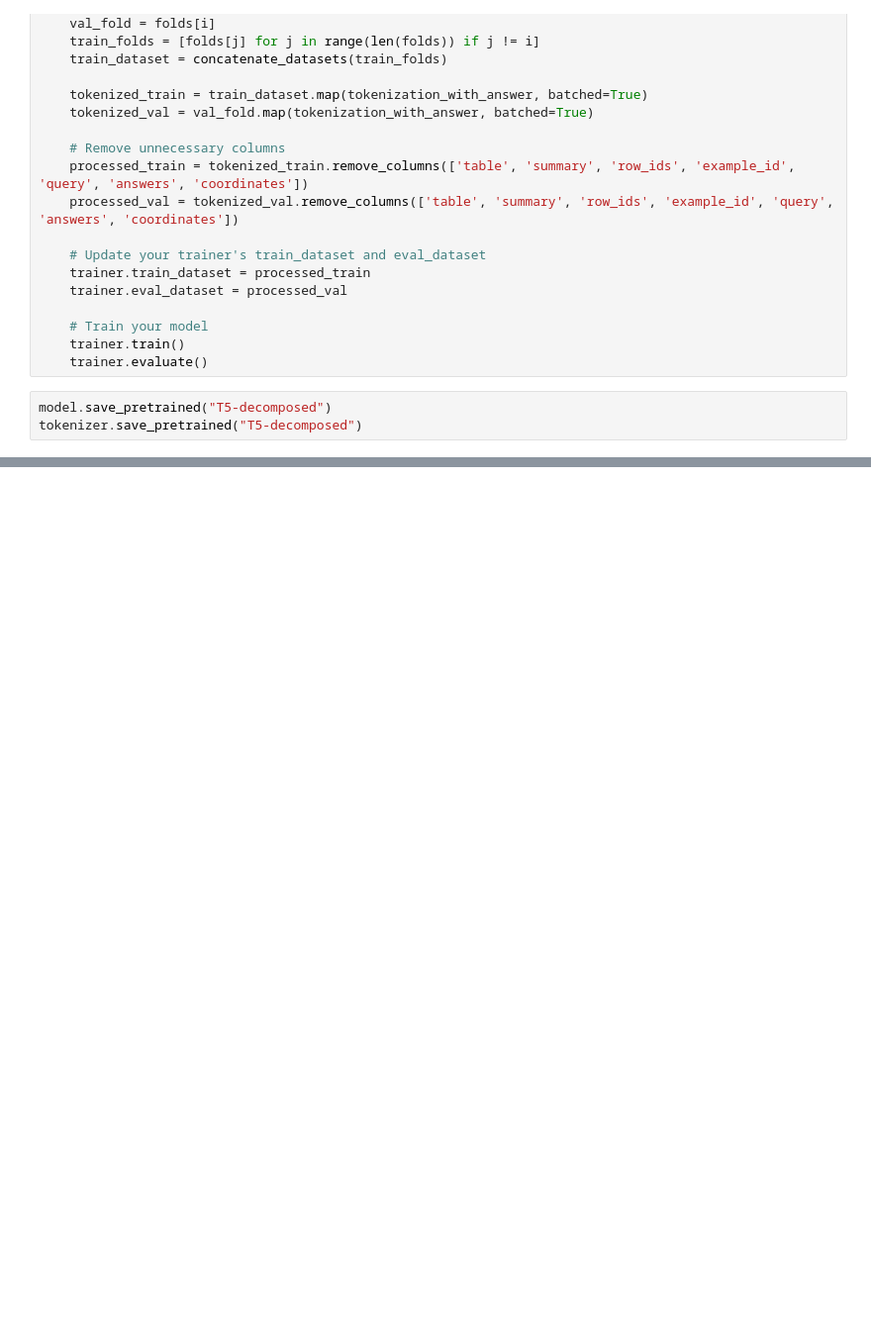
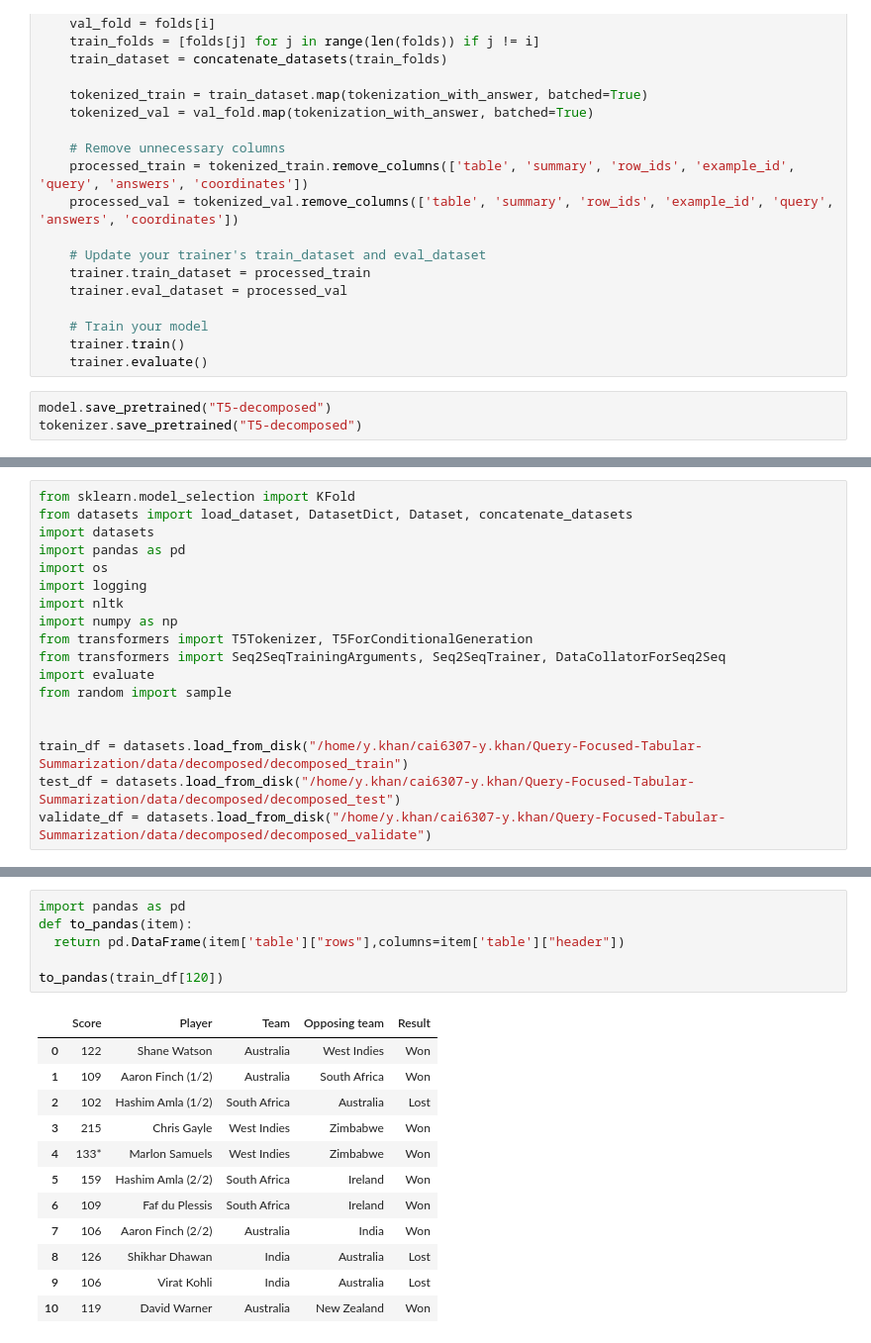
Before and after one commit to yasir-17/Query-Focused-Tabular-Summarization, a Jupyter notebook: models/T5/T5-Decomposed.ipynb, the cells around one changed output, grey strips where cells are left out. Shown: that part at 99% size. Saved outputs shown, nothing was run; the diff lists cells and outputs as text; blank space fills up the shorter version.

```diff
--- a/models/T5/T5-Decomposed.ipynb
+++ b/models/T5/T5-Decomposed.ipynb
@@ -163,0 +175,18 @@ tokenizer.save_pretrained("T5-decomposed")
+# %%
+from sklearn.model_selection import KFold
+from datasets import load_dataset, DatasetDict, Dataset, concatenate_datasets
+import datasets
+import pandas as pd
+import os
+import logging
+import nltk
+import numpy as np
+from transformers import T5Tokenizer, T5ForConditionalGeneration
+from transformers import Seq2SeqTrainingArguments, Seq2SeqTrainer, DataCollatorForSeq2Seq
+import evaluate
+from random import sample
+
+
+train_df = datasets.load_from_disk("/home/y.khan/cai6307-y.khan/Query-Focused-Tabular-Summarization/data/decomposed/decomposed_train")
+test_df = datasets.load_from_disk("/home/y.khan/cai6307-y.khan/Query-Focused-Tabular-Summarization/data/decomposed/decomposed_test")
+validate_df = datasets.load_from_disk("/home/y.khan/cai6307-y.khan/Query-Focused-Tabular-Summarization/data/decomposed/decomposed_validate")
@@ -163,0 +370,19 @@ tokenizer.save_pretrained("T5-decomposed")
+# %%
+import pandas as pd
+def to_pandas(item):
+  return pd.DataFrame(item['table']["rows"],columns=item['table']["header"])
+
+to_pandas(train_df[120])
+# %% [output]
+|  | Score | Player | Team | Opposing team | Result |
+| 0 | 122 | Shane Watson | Australia | West Indies | Won |
+| 1 | 109 | Aaron Finch (1/2) | Australia | South Africa | Won |
+| 2 | 102 | Hashim Amla (1/2) | South Africa | Australia | Lost |
+| 3 | 215 | Chris Gayle | West Indies | Zimbabwe | Won |
+| 4 | 133* | Marlon Samuels | West Indies | Zimbabwe | Won |
+| 5 | 159 | Hashim Amla (2/2) | South Africa | Ireland | Won |
+| 6 | 109 | Faf du Plessis | South Africa | Ireland | Won |
+| 7 | 106 | Aaron Finch (2/2) | Australia | India | Won |
+| 8 | 126 | Shikhar Dhawan | India | Australia | Lost |
+| 9 | 106 | Virat Kohli | India | Australia | Lost |
+| 10 | 119 | David Warner | Australia | New Zealand | Won |
```
Also changed, not shown: parts of 13 cells of this notebook, 10 other files.
